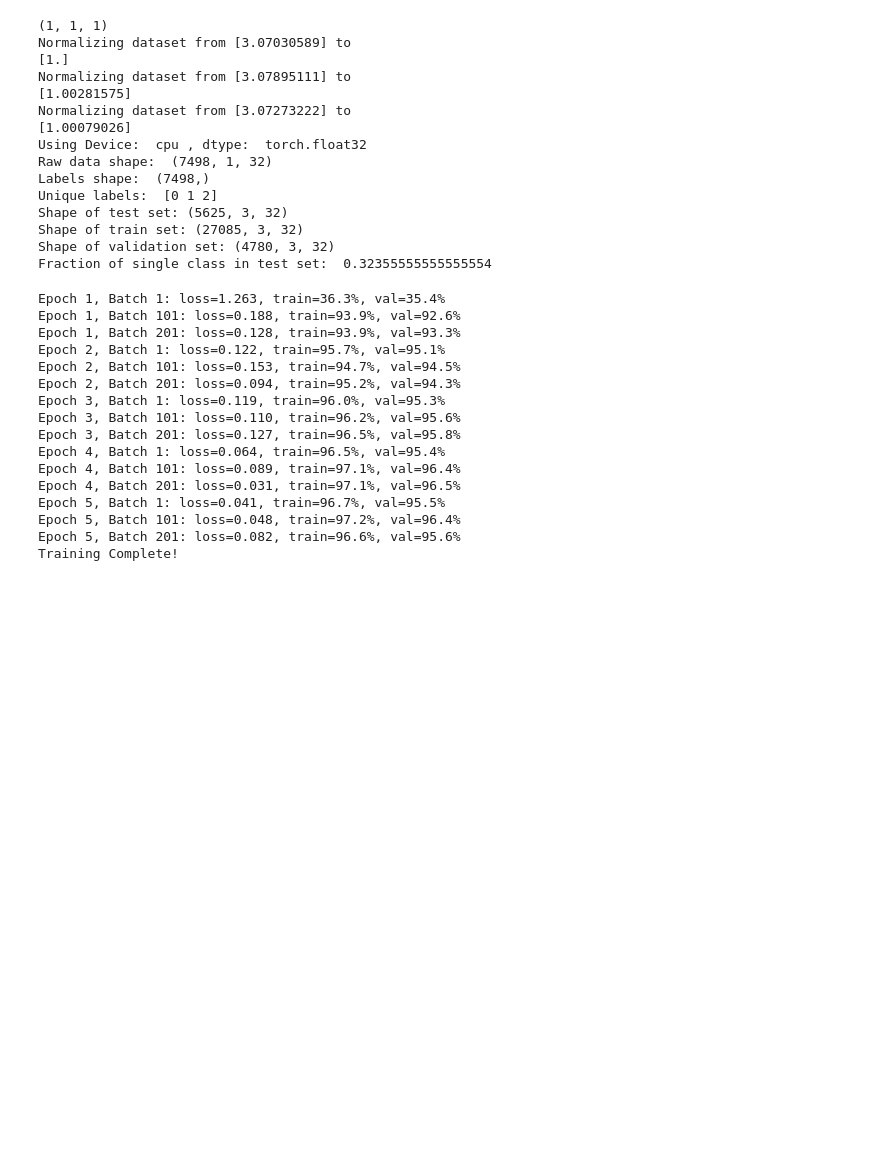
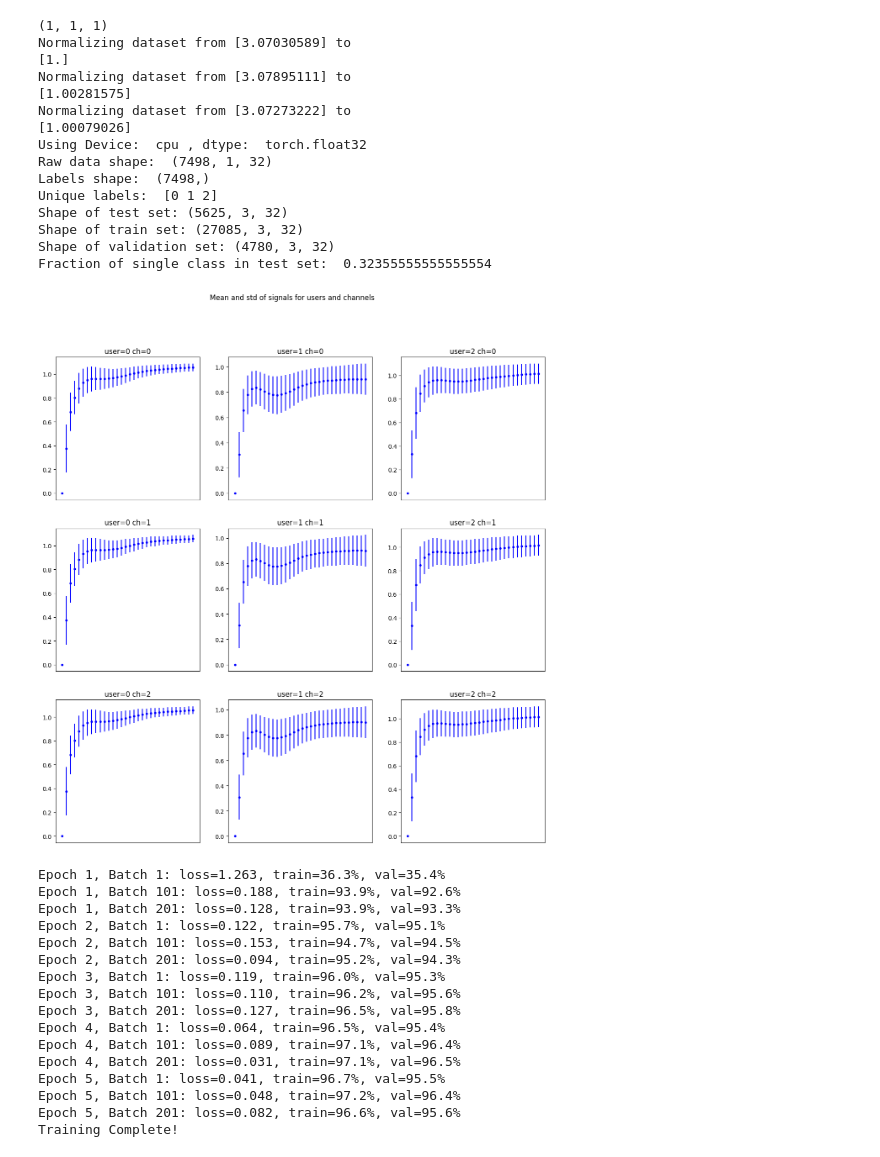
Before and after one commit to GuiMacielPereira/sensor_ML, a Jupyter notebook: data_processing/serious_pytorch.sync.ipynb, the cells around one changed output. Saved outputs shown, nothing was run; the diff lists cells and outputs as text; code cells hidden in the pictures; blank space fills up the shorter version.

```diff
--- a/data_processing/serious_pytorch.sync.ipynb
+++ b/data_processing/serious_pytorch.sync.ipynb
@@ -131,26 +132,28 @@ Accuracy of test set of best model (idx=0): 89.9%
 # %%
 D = SensorSignals("./second_collection_triggs_rels_32.npz")
 D.split_data()
 D.norm_X()
 D.resample_channels()
 D.setup_tensors()
 D.print_shapes()
+D.plot_data()
 # %% [output]
 (1, 1, 1)
 Normalizing dataset from [3.07030589] to
 [1.]
 Normalizing dataset from [3.07895111] to
 [1.00281575]
 Normalizing dataset from [3.07273222] to
 [1.00079026]
 Using Device:  cpu , dtype:  torch.float32
 Raw data shape:  (7498, 1, 32)
 Labels shape:  (7498,)
 Unique labels:  [0 1 2]
 Shape of test set: (5625, 3, 32)
 Shape of train set: (27085, 3, 32)
 Shape of validation set: (4780, 3, 32)
 Fraction of single class in test set:  0.32355555555555554
+[figure, added]
 # %%
 models = [CNN_Best(input_ch=3, n_filters=16)]
 D.train_multiple_models(models, learning_rate=1e-2, weight_decay=1e-3, batch_size=128, max_epochs=5)
```
Also changed, not shown: parts of 7 cells of this notebook, 3 other files.
